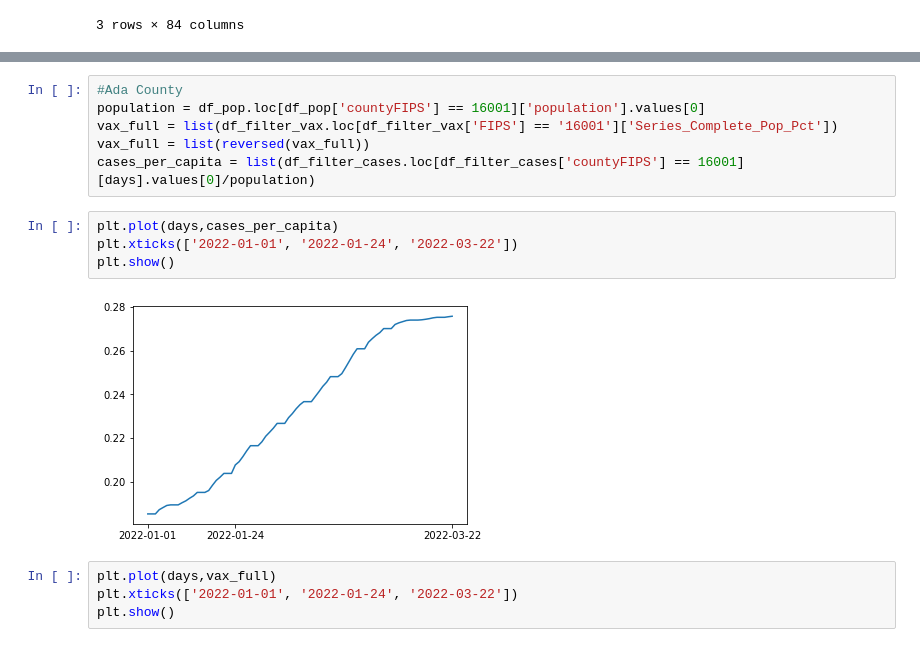
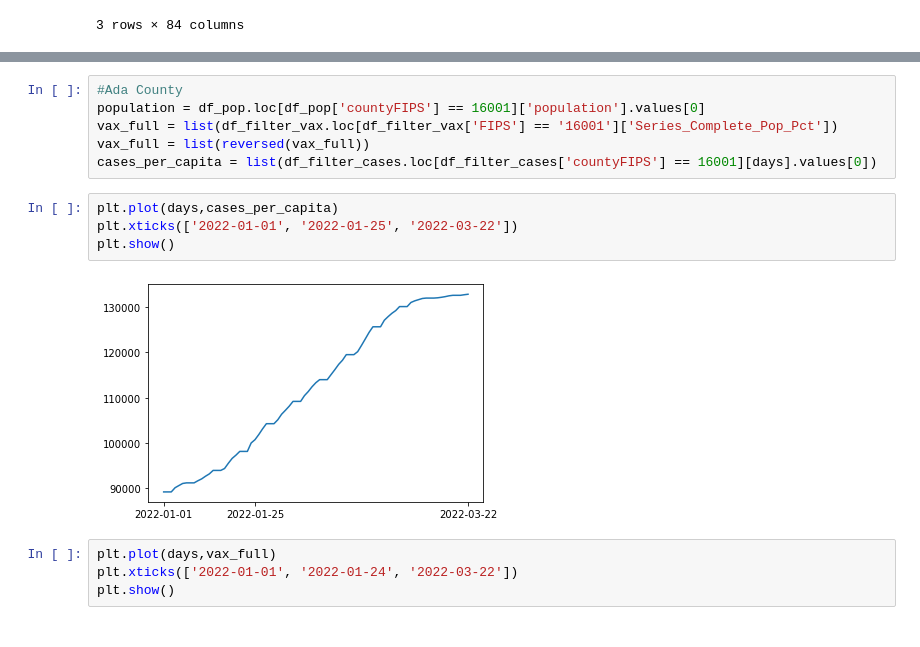
Before and after one commit to dzoanka/Covid19-cases-deaths-against-vax-in-US-counties, a Jupyter notebook: special_cases.ipynb, the cells around one changed output, grey strips where cells are left out. Drawn from its saved outputs; the diff is of its cells as text.

```diff
--- a/special_cases.ipynb
+++ b/special_cases.ipynb
@@ -102,13 +114,13 @@ plt.show()
 population = df_pop.loc[df_pop['countyFIPS'] == 16001]['population'].values[0]
 vax_full = list(df_filter_vax.loc[df_filter_vax['FIPS'] == '16001']['Series_Complete_Pop_Pct'])
 vax_full = list(reversed(vax_full))
-cases_per_capita = list(df_filter_cases.loc[df_filter_cases['countyFIPS'] == 16001][days].values[0]/population)
+cases_per_capita = list(df_filter_cases.loc[df_filter_cases['countyFIPS'] == 16001][days].values[0])
 # %%
 plt.plot(days,cases_per_capita)
-plt.xticks(['2022-01-01', '2022-01-24', '2022-03-22'])
+plt.xticks(['2022-01-01', '2022-01-25', '2022-03-22'])
 plt.show()
 # %% [output]
-[figure, old version]
+[figure, new version]
 # %%
 plt.plot(days,vax_full)
 plt.xticks(['2022-01-01', '2022-01-24', '2022-03-22'])
```
Also changed, not shown: parts of 6 cells of this notebook.
